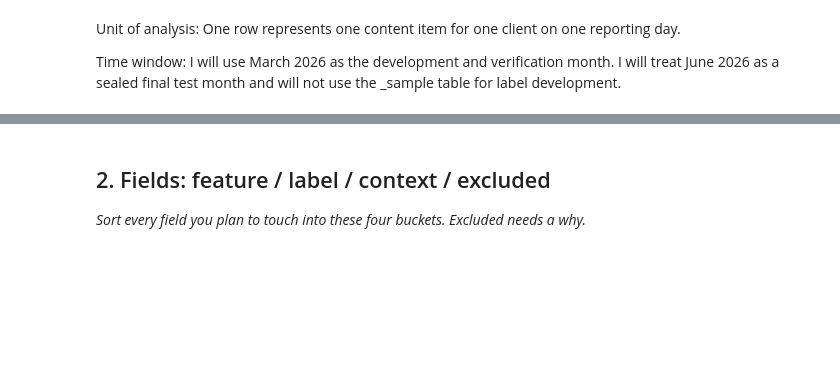
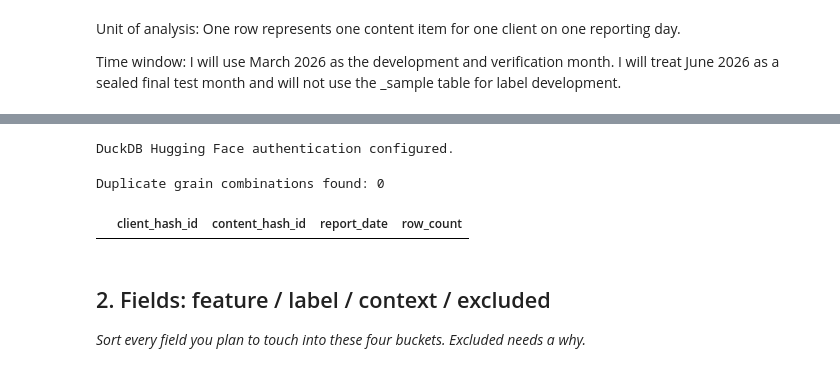
Before and after one commit to aleezafatima-21/Aleeza-flyrank-ml-internship, a Jupyter notebook: work/notebooks/w03_data_contract.ipynb, the cells around one changed output, grey strips where cells are left out. Cells and saved outputs as stored; diff of their text form; code cells hidden in the pictures; blank space fills up the shorter version.

```diff
--- a/work/notebooks/w03_data_contract.ipynb
+++ b/work/notebooks/w03_data_contract.ipynb
@@ -20,3 +82,43 @@ Time window: I will use March 2026 as the development and verification month. I
+# %%
+import os
+import duckdb
+
+con = duckdb.connect()
+
+con.execute("INSTALL httpfs;")
+con.execute("LOAD httpfs;")
+
+con.execute(
+    "CREATE OR REPLACE SECRET hf_secret "
+    "(TYPE HUGGINGFACE, TOKEN ?)",
+    [os.environ["HF_TOKEN"]]
+)
+
+print("DuckDB Hugging Face authentication configured.")
+# %% [output]
+DuckDB Hugging Face authentication configured.
+# %%
+query = """
+SELECT
+    client_hash_id,
+    content_hash_id,
+    report_date,
+    COUNT(*) AS row_count
+FROM read_parquet(
+    'hf://datasets/FlyRank/internship-warehouse/fact_content_daily_performance/month=2026-03/*.parquet'
+)
+GROUP BY client_hash_id, content_hash_id, report_date
+HAVING COUNT(*) > 1
+LIMIT 5
+"""
+
+grain_check = con.execute(query).df()
+
+print("Duplicate grain combinations found:", len(grain_check))
+display(grain_check)
+# %% [output]
+Duplicate grain combinations found: 0
+|  | client_hash_id | content_hash_id | report_date | row_count |
 # %% [markdown]
 ## 2. Fields: feature / label / context / excluded
 
```
Also changed, not shown: parts of 8 cells of this notebook.
